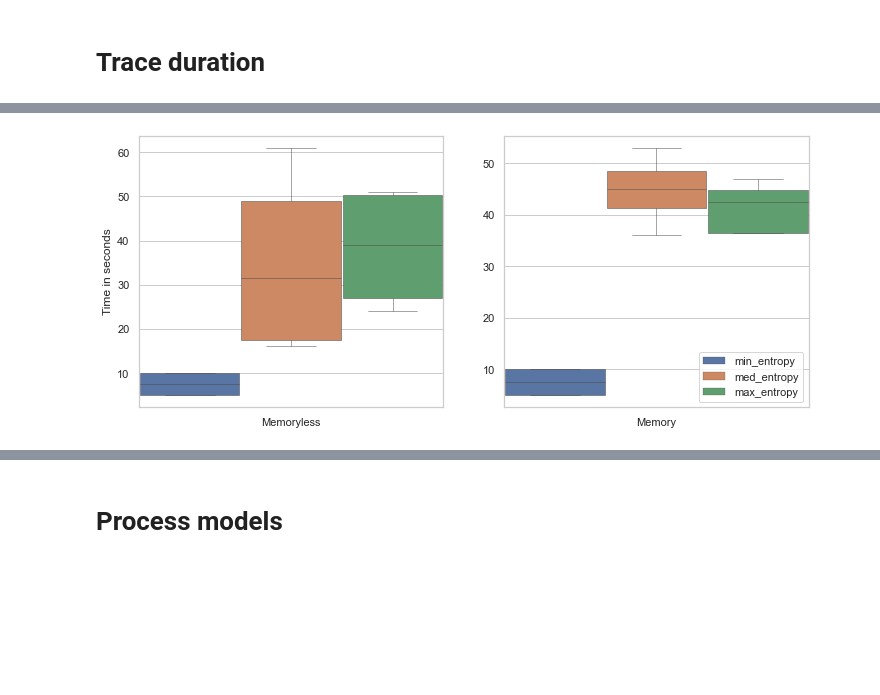
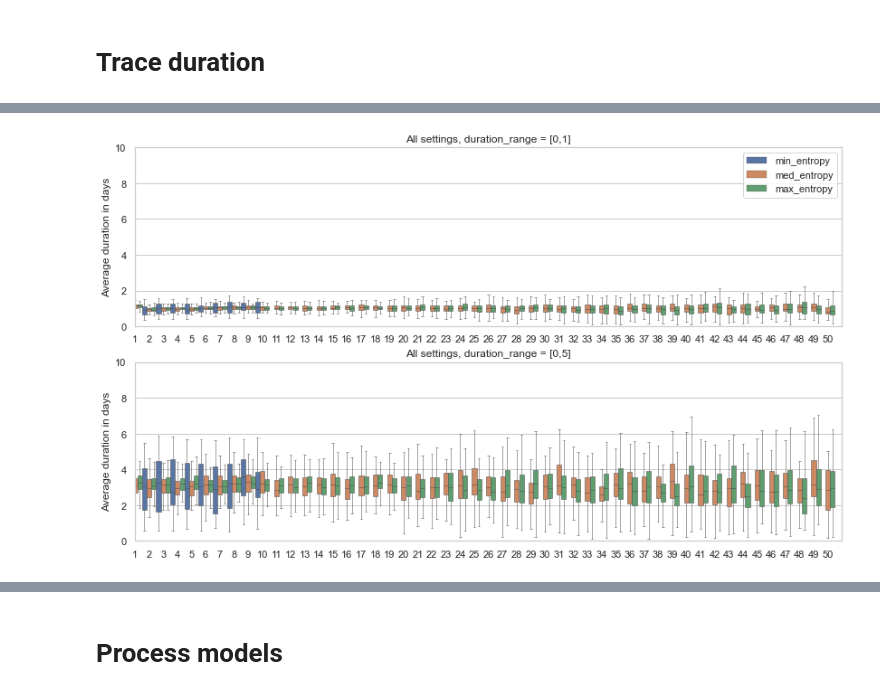
Before and after one commit to Mikeriess/SBPS_framework, a Jupyter notebook: analysis/simulation_analysis.ipynb, the cells around one changed output, grey strips where cells are left out. Drawn from its saved outputs; the diff is of its cells as text; code cells hidden in the pictures; blank space fills up the shorter version.

```diff
--- a/analysis/simulation_analysis.ipynb
+++ b/analysis/simulation_analysis.ipynb
@@ -135,7 +130,7 @@ sns.boxplot(x='process_entropy',
 # %% [markdown]
 # Simulation time
 # %%
-sns.set(rc={'figure.figsize':(12, 6)})
+sns.set(rc={'figure.figsize':(8, 6)})
 sns.set_style("whitegrid")
 
 fig, ax = plt.subplots(1,2)
@@ -182,10 +177,10 @@ sns.boxplot(x='process_type',
 
 
 ax[0].set(ylabel='Time in seconds', xlabel='', title="")#, ylim=[0,1100])
-ax[0].legend(loc='upper right')
+ax[0].legend(loc='upper left')
 
 ax[1].set(ylabel='', xlabel='', title="")#, ylim=[0,1100])
 ax[1].legend([],[], frameon=False)
 
-plt.savefig('Simulation_durations.png')
+plt.savefig('Simulation_durations.png', dpi=200, bbox_inches = "tight")
 # %% [output]
@@ -475,6 +697,8 @@ for run in results.RUN:
     transitions = results.loc[results.RUN==run].med_ent_n_transitions.values[0]
     process_type = results.loc[results.RUN==run].process_type.values[0]
     number_of_traces = results.loc[results.RUN==run].number_of_traces.values[0]
+
+    activity_duration_lambda_range = results.loc[results.RUN==run].activity_duration_lambda_range.values[0]
 
     #load eventlog
     df = pd.read_csv("../results/"+str(run)+"_Eventlog_"+process_entropy+"_"+process_type+".csv")
@@ -497,6 +721,7 @@ for run in results.RUN:
     prefix["process_type"] = process_type
     prefix["statespace_size"] = statespace_size
     prefix["number_of_traces"] = number_of_traces
+    prefix["activity_duration_lambda_range"] = activity_duration_lambda_range
 
     if run == results.RUN[0]:
         prefix_all_duration = prefix
@@ -580,53 +943,68 @@ import seaborn as sns
 import matplotlib.pyplot as plt
 import matplotlib.ticker as ticker
 
-sns.set(rc={'figure.figsize':(12, 5)})
+sns.set(rc={'figure.figsize':(14, 8)})
 sns.set_style("whitegrid")
 
-fig, ax = plt.subplots(1,2)
+fig, ax = plt.subplots(2,1)
 
 whisker = 1.5
 
 lw=0.5
 w = 1
 
 entropy = "max_entropy"#"med_entropy"
 huevar = "process_entropy" #"process_type"
 memory = "memory" #process_type
 
 """
 Maximum entropy
 """
 
-sns.boxplot(x='process_type',
-            y='max_tracelen',
-            hue='process_entropy',
+x_limit = 50
+
+data = prefix_all_duration.loc[prefix_all_duration.event_no < x_limit+1]
+#data = data.loc[data.activity_duration_lambda_range == 5]
+data = data.loc[data.process_type == "Memory"]
+
+
+sns.boxplot(x="event_no",
+            y="Y_avg",
+            hue="process_entropy",
             width=w,
             dodge=True,
             showfliers = False,
             linewidth=lw,
             whis=whisker,
-              data=results.loc[results.process_type == "Memoryless"],
+             data=data.loc[data.activity_duration_lambda_range == 1],
               ax=ax[0])
 
-sns.boxplot(x='process_type',
-            y='max_tracelen',
-            hue='process_entropy',
+sns.boxplot(x="event_no",
+            y="Y_avg",
+            hue="process_entropy",
             width=w,
             dodge=True,
             showfliers = False,
             linewidth=lw,
             whis=whisker,
-              data=results.loc[results.process_type == "Memory"],
+             data=data.loc[data.activity_duration_lambda_range == 5],
               ax=ax[1])
 
+#sns.despine()
+#ax.set_title("event_no_y_avg: "+variable)
 
-ax[0].set(ylabel='Time in seconds', xlabel='', title="")#, ylim=[0,1100])
-ax[0].legend([],[], frameon=False)
 
-ax[1].set(ylabel='', xlabel='', title="")#, ylim=[0,1100])
-ax[1].legend(loc='lower right')
+ax[0].set(ylabel='Average duration in days', xlabel='', title="All settings, duration_range = [0,1]", ylim=[0,10])
+ax[0].legend(loc='upper right')
 
-plt.savefig('max_trace_lengths.png')
+
+ax[1].set(ylabel='Average duration in days', xlabel='', title="All settings, duration_range = [0,5]", ylim=[0,10])
+ax[1].legend([],[], frameon=False)
+
+#set x axis limits
+ax[0].set(xlim=(0, x_limit))
+ax[1].set(xlim=(0, x_limit))
+
+plt.savefig('duration_distributions_1.png', dpi=200, bbox_inches = "tight")
 # %% [output]
-[figure, old version]
+[figure, new version]
```
Also changed, not shown: parts of 34 cells of this notebook, 46 other files.
